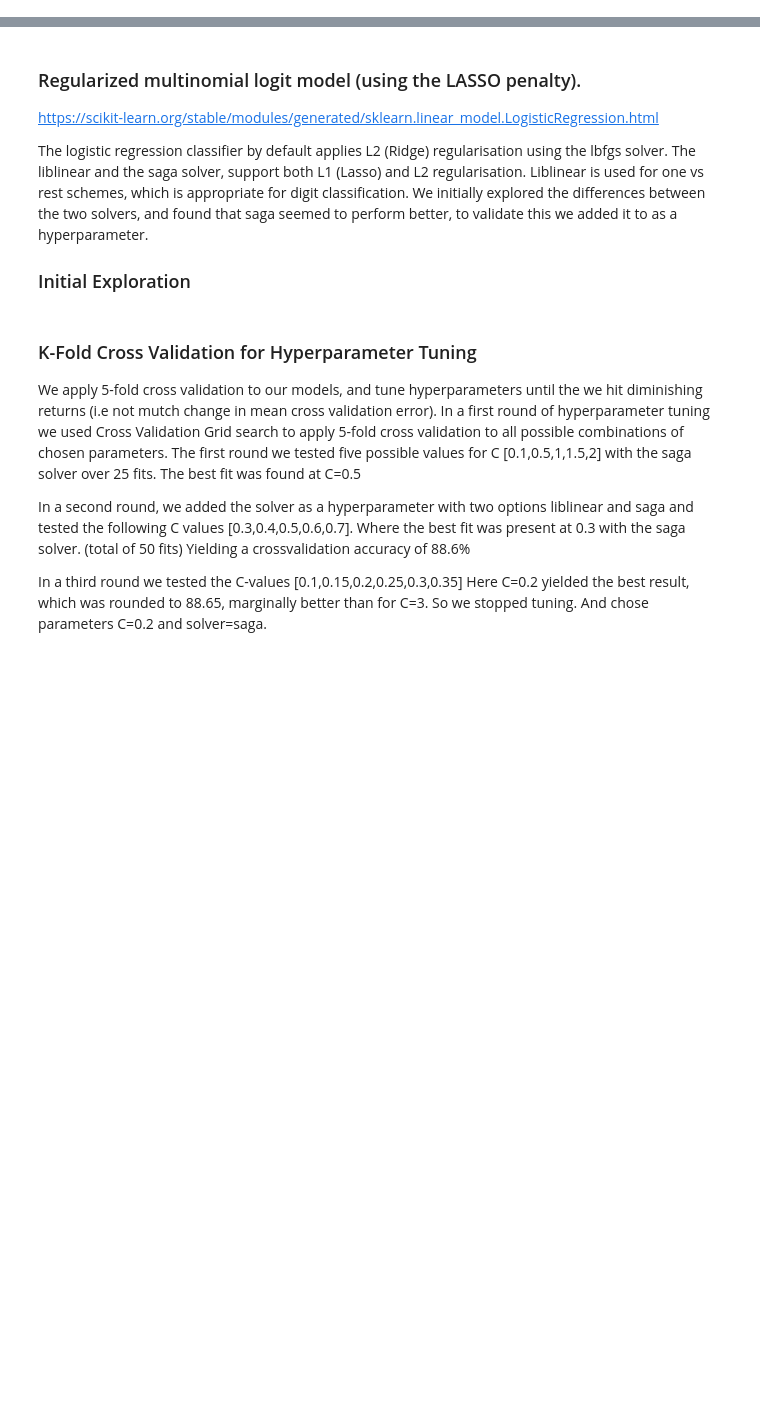
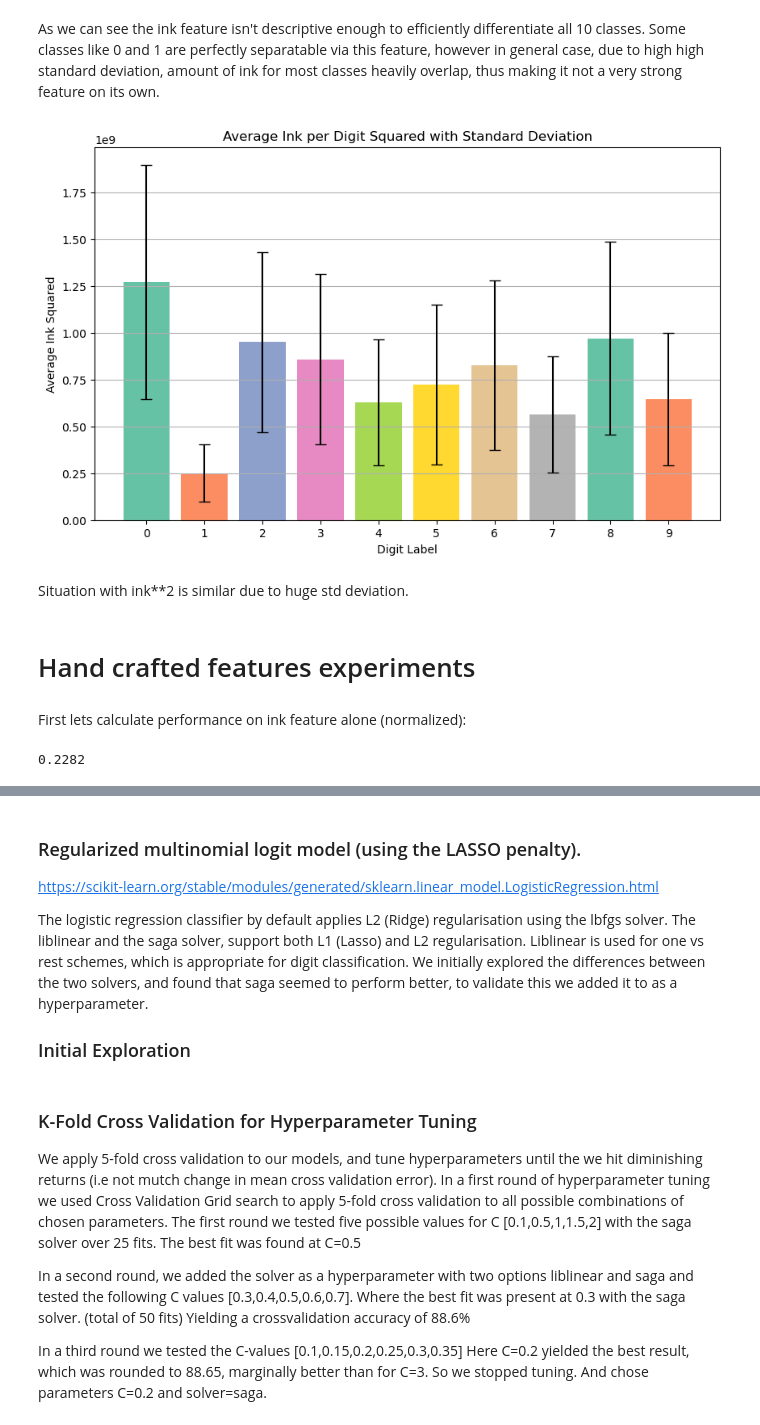
Before and after one commit to efraimdahl/DigitRecognition, a Jupyter notebook: LogitVsSVM.ipynb, the cells around one changed output, grey strips where cells are left out. Cells and saved outputs as stored; diff of their text form; code cells hidden in the pictures; blank space fills up the shorter version.

```diff
--- a/LogitVsSVM.ipynb
+++ b/LogitVsSVM.ipynb
@@ -23,0 +73,31 @@ len(x_test)
+# %% [markdown]
+As we can see the ink feature isn't descriptive enough to efficiently differentiate all 10 classes. Some classes like 0 and 1 are perfectly separatable via this feature, however in general case, due to high high standard deviation, amount of ink for most classes heavily overlap, thus making it not a very strong feature on its own.
+# %%
+import matplotlib.pyplot as plt
+import numpy as np
+import seaborn as sns
+average_ink_2 = np.zeros(10)
+std_deviation_2 = np.zeros(10)
+
+# Calculate average ink and standard deviation for each digit
+for i in range(10):
+    digit_ink_sq = ink[labels == i]**2
+    average_ink_2[i] = np.mean(digit_ink_sq)
+    std_deviation_2[i] = np.std(digit_ink_sq)
+
+palette = sns.color_palette("Set2", 10)
+
+plt.figure(figsize=(10, 6))
+bars = plt.bar(np.arange(10), average_ink_2, color=palette, yerr=std_deviation_2, capsize=5)
+plt.xlabel('Digit Label')
+plt.ylabel('Average Ink Squared')
+plt.title('Average Ink per Digit Squared with Standard Deviation')
+plt.xticks(np.arange(10))
+plt.grid(axis='y')
+plt.show()
+# %% [output]
+[figure, added]
+# %% [markdown]
+Situation with ink**2 is similar due to huge std deviation.
+# %% [markdown]
+# Hand crafted features experiments
@@ -23,0 +120,9 @@ len(x_test)
+# %% [markdown]
+First lets calculate performance on ink feature alone (normalized):
+# %%
+# Support vecator machine performance
+svm = SVC().fit(np.array(custom_train['ink']).reshape(-1, 1), y_train)
+svm_ink = svm.score(np.array(custom_test['ink']).reshape(-1, 1), y_test).round(4)
+svm_ink
+# %% [output]
+0.2282
```
Also changed, not shown: parts of 22 cells of this notebook.
